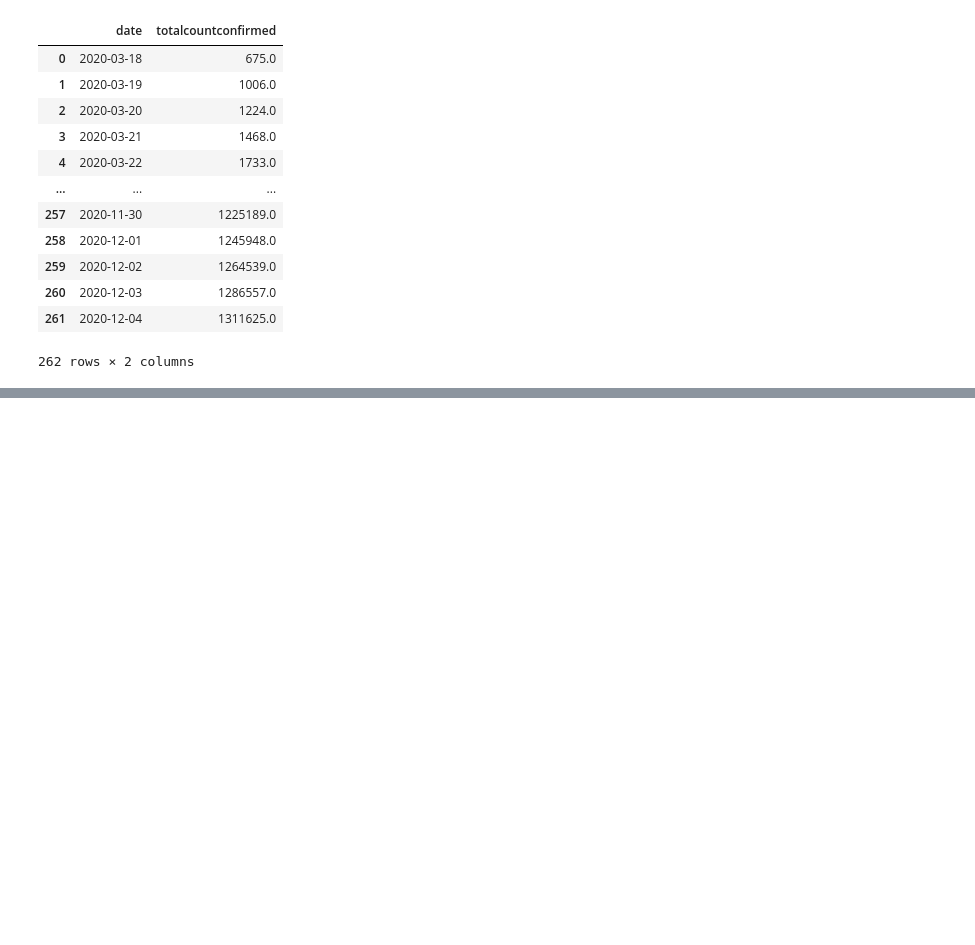
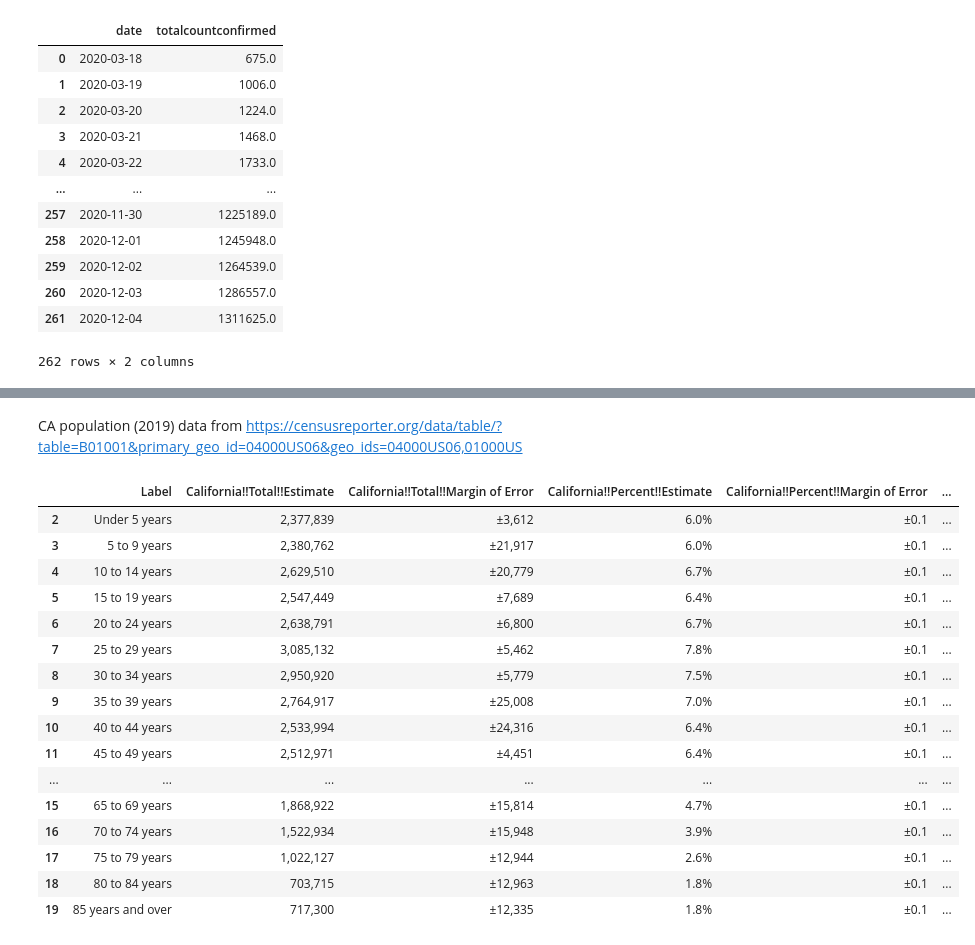
Before and after one commit to nguyenbel/CA-Age-Groups-and-Covid-19, a Jupyter notebook: Covid_EDA.ipynb, the cells around one changed output, grey strips where cells are left out. Cells and saved outputs as stored; diff of their text form; code cells hidden in the pictures; blank space fills up the shorter version.

```diff
--- a/Covid_EDA.ipynb
+++ b/Covid_EDA.ipynb
@@ -166,0 +268,2 @@ pd.merge(grouped_covid_ages, grouped_covid_cases)
+# %% [markdown]
+CA population (2019) data from https://censusreporter.org/data/table/?table=B01001&primary_geo_id=04000US06&geo_ids=04000US06,01000US
@@ -166,0 +272,22 @@ pd.merge(grouped_covid_ages, grouped_covid_cases)
+# %%
+# truncate dataframe
+ca_population = population[2:20]
+ca_population
+# %% [output]
+|  | Label | California!!Total!!Estimate | California!!Total!!Margin of Error | California!!Percent!!Estimate | California!!Percent!!Margin of Error | ... |
+| 2 | Under 5 years | 2,377,839 | ±3,612 | 6.0% | ±0.1 | ... |
+| 3 | 5 to 9 years | 2,380,762 | ±21,917 | 6.0% | ±0.1 | ... |
+| 4 | 10 to 14 years | 2,629,510 | ±20,779 | 6.7% | ±0.1 | ... |
+| 5 | 15 to 19 years | 2,547,449 | ±7,689 | 6.4% | ±0.1 | ... |
+| 6 | 20 to 24 years | 2,638,791 | ±6,800 | 6.7% | ±0.1 | ... |
+| 7 | 25 to 29 years | 3,085,132 | ±5,462 | 7.8% | ±0.1 | ... |
+| 8 | 30 to 34 years | 2,950,920 | ±5,779 | 7.5% | ±0.1 | ... |
+| 9 | 35 to 39 years | 2,764,917 | ±25,008 | 7.0% | ±0.1 | ... |
+| 10 | 40 to 44 years | 2,533,994 | ±24,316 | 6.4% | ±0.1 | ... |
+| 11 | 45 to 49 years | 2,512,971 | ±4,451 | 6.4% | ±0.1 | ... |
+| ... | ... | ... | ... | ... | ... | ... |
+| 15 | 65 to 69 years | 1,868,922 | ±15,814 | 4.7% | ±0.1 | ... |
+| 16 | 70 to 74 years | 1,522,934 | ±15,948 | 3.9% | ±0.1 | ... |
+| 17 | 75 to 79 years | 1,022,127 | ±12,944 | 2.6% | ±0.1 | ... |
+| 18 | 80 to 84 years | 703,715 | ±12,963 | 1.8% | ±0.1 | ... |
+| 19 | 85 years and over | 717,300 | ±12,335 | 1.8% | ±0.1 | ... |
```
Also changed, not shown: parts of 27 cells of this notebook, 3 other files.
